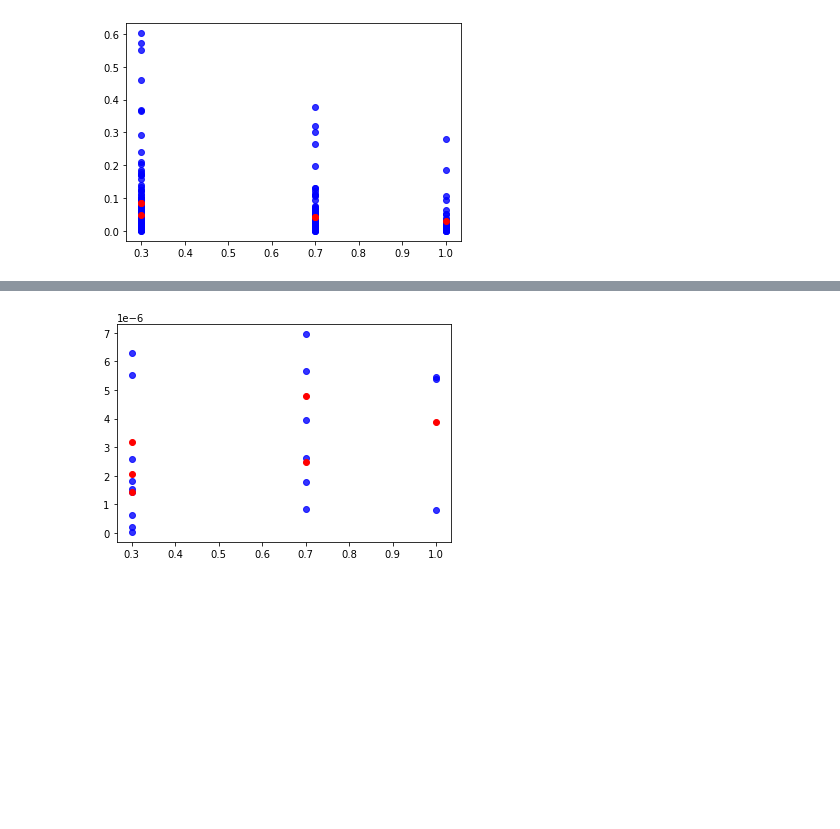
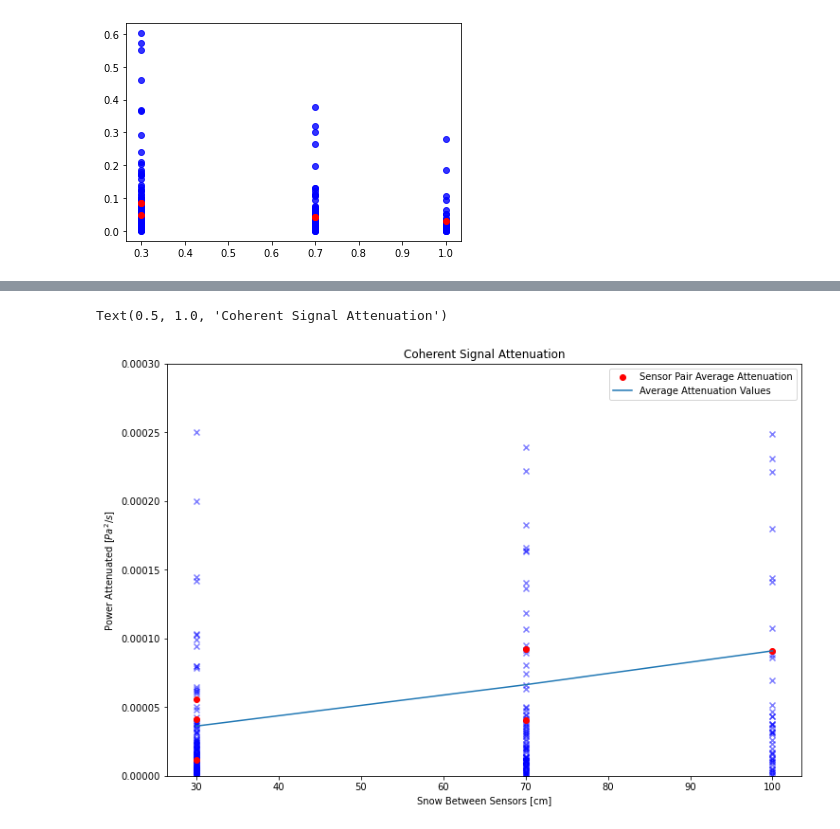
Before and after one commit to ZachHoppinen/infrasound-snow-attenuation, a Jupyter notebook: src/attenuation/visulization.ipynb, the cells around one changed output, grey strips where cells are left out. Drawn from its saved outputs; the diff is of its cells as text; code cells hidden in the pictures; blank space fills up the shorter version.

Commit message:
attenuation between pairs of sensors stopping point

```diff
--- a/src/attenuation/visulization.ipynb
+++ b/src/attenuation/visulization.ipynb
@@ -27,7 +29,7 @@ for z, values in t.iteritems():
 [figure]
 # %%
 result_dir = expanduser(f'~/infrasound/results/attenuation/')
-with open(join(result_dir, 'attenuation_10-20_power.pkl'), 'rb') as f:
+with open(join(result_dir, 'attenuation_1-20_power.pkl'), 'rb') as f:
     res = pickle.load(f)
 # %%
 res.dropna()
@@ -39,15 +54,38 @@ res.dropna()
 # %%
+plt.subplots(figsize = (12,8))
 t = pd.DataFrame()
 for hs, values in res.iteritems():
     h1, h2 = hs.split('-')
     z = round(abs(float(h2)- float(h1)), 1)
-    zs = np.ones_like(values)*z
+    zs = np.ones_like(values)*z*100
     values = np.abs(values)
-    plt.scatter(zs, values, color = 'blue', alpha = 0.8)
+    plt.scatter(zs, values, color = 'blue', alpha = 0.5, marker = 'x')
     t = pd.concat([t, pd.DataFrame.from_dict({str(z):[np.nanmean(values)]})])
 
+for i, (z, values) in enumerate(t.iteritems()):
+    for v in values[~np.isnan(values)]:
+        if i == 0:
+            plt.scatter(100*float(z), v, color = 'red', label = 'Sensor Pair Average Attenuation')
+        else:
+            plt.scatter(100*float(z), v, color = 'red')
+
+line = {}
 for z, values in t.iteritems():
-    for v in values[~np.isnan(values)]:
-        plt.scatter(float(z), v, color = 'red')
+    # for v in values[~np.isnan(values)]:
+    #     plt.scatter(float(z), v, color = 'red')
+    dB_diff = dB_convert(np.nanmean(values))
+    diff = np.nanmean(values)
+    z = np.round(100*float(z), 0)
+    # plt.scatter(z, diff, color = 'blue')
+    line[z] = diff
+plt.plot(line.keys(), line.values(), label = 'Average Attenuation Values')
+
+plt.ylim(0, 0.0003)
+plt.legend()
+
+plt.ylabel('Power Attenuated [$Pa^{2}/s$]')
+plt.xlabel('Snow Between Sensors [cm]')
+plt.title('Coherent Signal Attenuation')
 # %% [output]
+Text(0.5, 1.0, 'Coherent Signal Attenuation')
-[figure, old version]
+[figure, new version]
```
Also changed, not shown: parts of 2 cells of this notebook, 1 other file.
